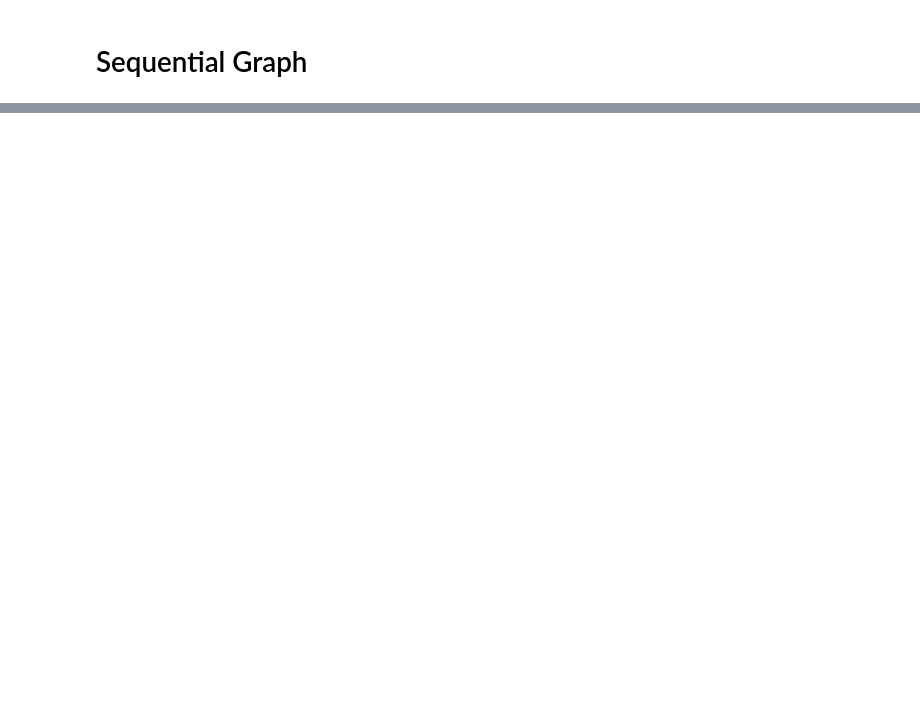
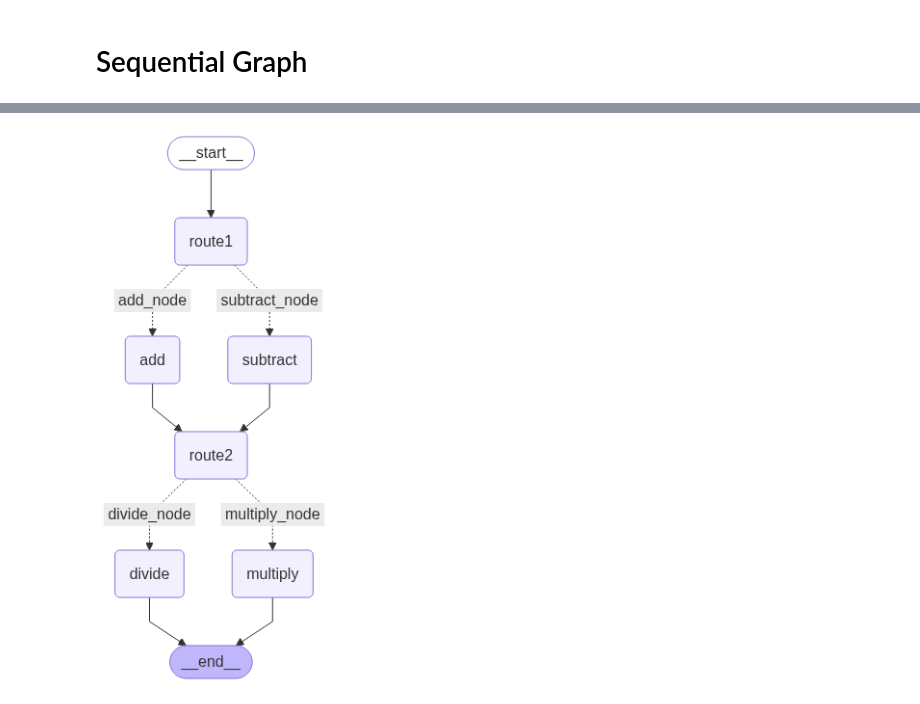
Before and after one commit to ajitemmanuel/LLM-Playlist, a Jupyter notebook: LangGraph/basic-graph.ipynb, the cells around one changed output, grey strips where cells are left out. Saved outputs shown, nothing was run; the diff lists cells and outputs as text; code cells hidden in the pictures; blank space fills up the shorter version.

```diff
--- a/LangGraph/basic-graph.ipynb
+++ b/LangGraph/basic-graph.ipynb
@@ -134,0 +305,45 @@ class AgentState(TypedDict):
+# %%
+def decider1(state: AgentState) -> str:
+    """
+    A node that decides which operation to perform for the first two numbers.
+    """
+    if state['operation1'] == '+':
+        return "add_node"
+    elif state['operation1'] == '-':
+        return "subtract_node"
+
+def decider2(state: AgentState) -> str:
+    """
+    A node that decides which operation to perform for the last two numbers.
+    """
+    if state['operation2'] == '*':
+        return "multiply_node"
+    elif state['operation2'] == '/':
+        return "divide_node"
+# %%
+graph = StateGraph(state_schema=AgentState)
+
+graph.add_node(node="add", action=add_node)
+graph.add_node(node="subtract", action=subtract_node)
+graph.add_node(node="multiply", action=multiply_node)
+graph.add_node(node="divide", action=divide_node)
+
+graph.add_node(node="route1", action=lambda state: state)
+graph.add_node(node="route2", action=lambda state: state)
+
+graph.add_edge(start_key=START, end_key="route1")
+graph.add_conditional_edges(source="route1",
+                            path=decider1,
+                            path_map={"add_node": "add", "subtract_node": "subtract"})
+graph.add_edge(start_key="add", end_key="route2")
+graph.add_edge(start_key="subtract", end_key="route2")
+graph.add_conditional_edges(source="route2",
+                            path=decider2,
+                            path_map={"multiply_node": "multiply", "divide_node": "divide"})
+graph.add_edge(start_key="multiply", end_key=END)
+graph.add_edge(start_key="divide", end_key=END)
+
+app5 = graph.compile()
+app5
+# %% [output]
+[figure, added]
```
Also changed, not shown: parts of 24 cells of this notebook.
